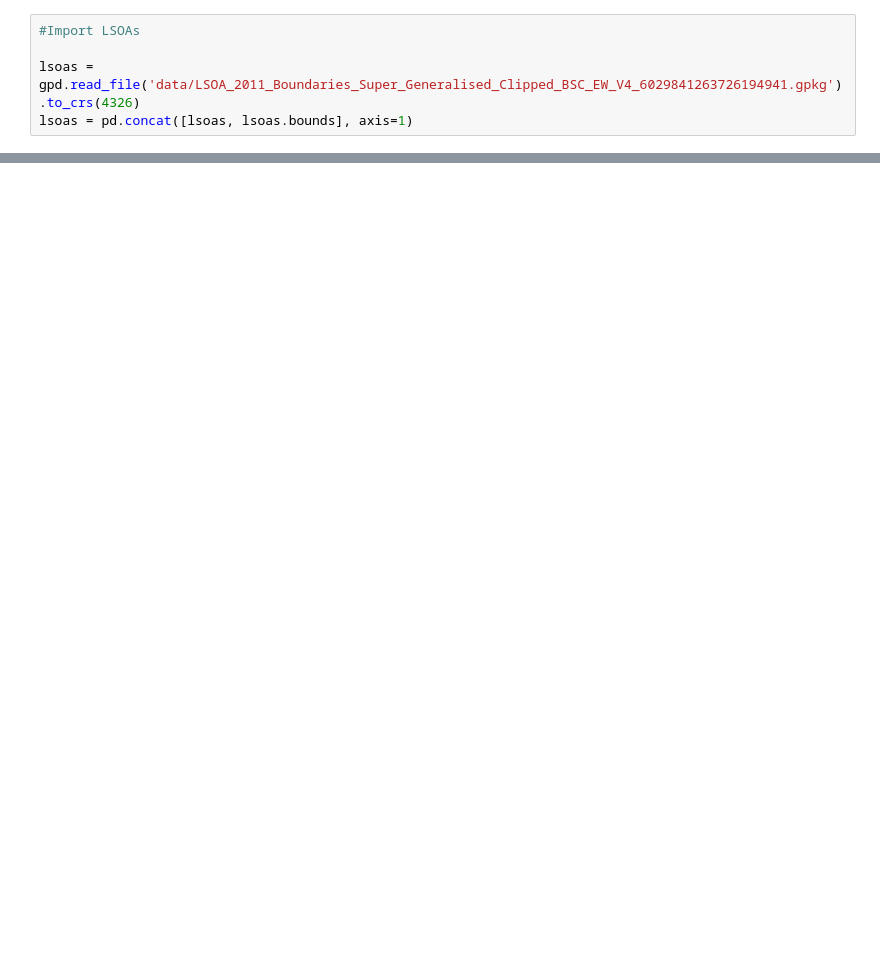
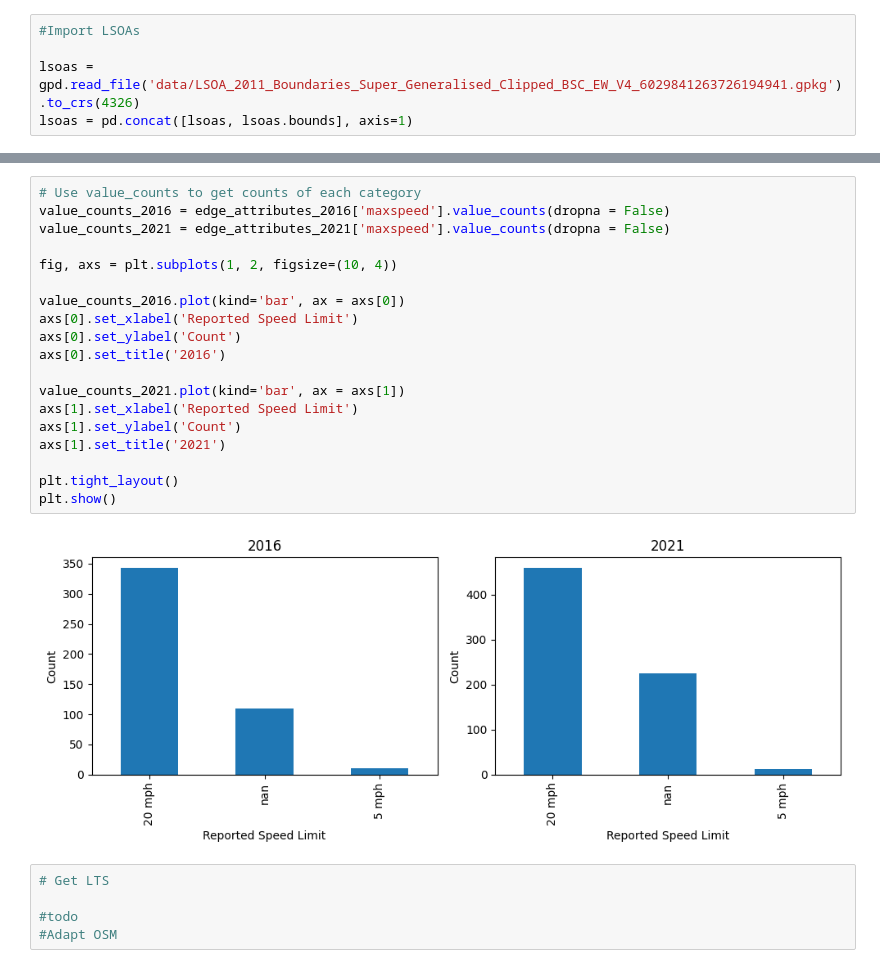
Before and after one commit to acteng/area-level-cyclability, a Jupyter notebook: development.ipynb, the cells around one changed output, grey strips where cells are left out. Cells and saved outputs as stored; diff of their text form; blank space fills up the shorter version.

```diff
--- a/development.ipynb
+++ b/development.ipynb
@@ -34,0 +220,26 @@ edge_attributes_gdf.to_file('data/outputs/lsoa_example.geojson', driver='GeoJSON
+# %%
+# Use value_counts to get counts of each category
+value_counts_2016 = edge_attributes_2016['maxspeed'].value_counts(dropna = False)
+value_counts_2021 = edge_attributes_2021['maxspeed'].value_counts(dropna = False)
+
+fig, axs = plt.subplots(1, 2, figsize=(10, 4))
+
+value_counts_2016.plot(kind='bar', ax = axs[0])
+axs[0].set_xlabel('Reported Speed Limit')
+axs[0].set_ylabel('Count')
+axs[0].set_title('2016')
+
+value_counts_2021.plot(kind='bar', ax = axs[1])
+axs[1].set_xlabel('Reported Speed Limit')
+axs[1].set_ylabel('Count')
+axs[1].set_title('2021')
+
+plt.tight_layout()
+plt.show()
+# %% [output]
+[figure, added]
+# %%
+# Get LTS
+
+#todo
+#Adapt OSM
```
Also changed, not shown: parts of 32 cells of this notebook.
